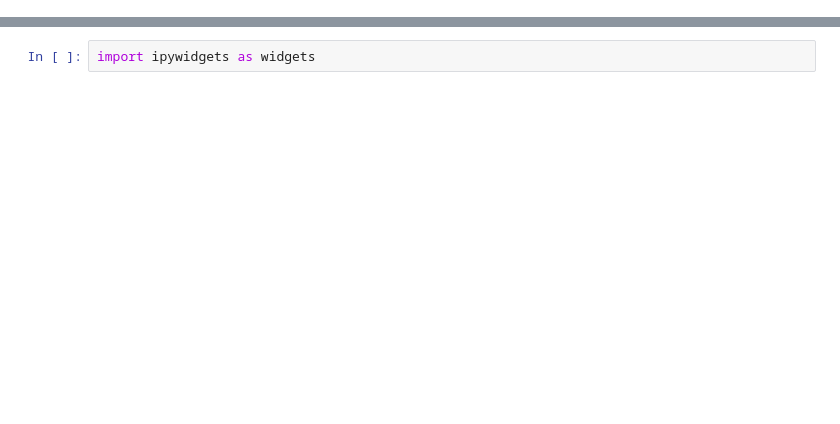
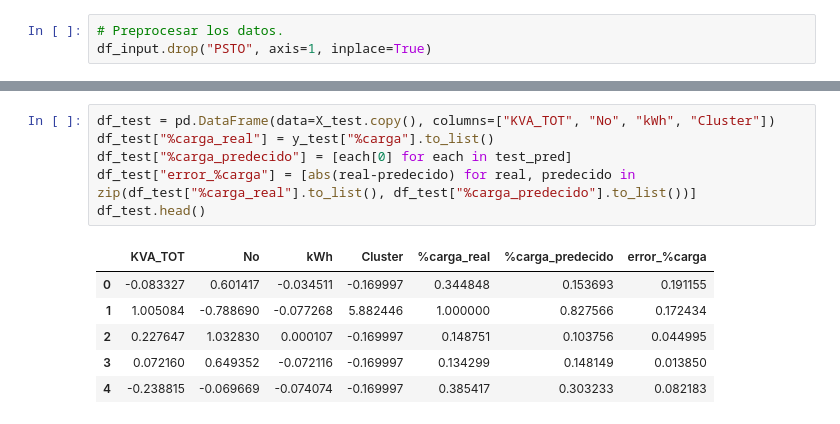
Before and after one commit to lozuwa/clasificador_datos_electricos, a Jupyter notebook: NN_carga.ipynb, the cells around one changed output, grey strips where cells are left out. Drawn from its saved outputs; the diff is of its cells as text; blank space fills up the shorter version.

```diff
--- a/NN_carga.ipynb
+++ b/NN_carga.ipynb
@@ -38 +79,4 @@ def MSE(y, Y):
+# %%
+# Preprocesar los datos.
+df_input.drop("PSTO", axis=1, inplace=True)
 # %%
@@ -100,2 +122,13 @@ Test error: 0.02399
-# %%
-import ipywidgets as widgets
+# %%
+df_test = pd.DataFrame(data=X_test.copy(), columns=["KVA_TOT", "No", "kWh", "Cluster"])
+df_test["%carga_real"] = y_test["%carga"].to_list()
+df_test["%carga_predecido"] = [each[0] for each in test_pred]
+df_test["error_%carga"] = [abs(real-predecido) for real, predecido in zip(df_test["%carga_real"].to_list(), df_test["%carga_predecido"].to_list())]
+df_test.head()
+# %% [output]
+|  | KVA_TOT | No | kWh | Cluster | %carga_real | %carga_predecido | error_%carga |
+| 0 | -0.083327 | 0.601417 | -0.034511 | -0.169997 | 0.344848 | 0.153693 | 0.191155 |
+| 1 | 1.005084 | -0.788690 | -0.077268 | 5.882446 | 1.000000 | 0.827566 | 0.172434 |
+| 2 | 0.227647 | 1.032830 | 0.000107 | -0.169997 | 0.148751 | 0.103756 | 0.044995 |
+| 3 | 0.072160 | 0.649352 | -0.072116 | -0.169997 | 0.134299 | 0.148149 | 0.013850 |
+| 4 | -0.238815 | -0.069669 | -0.074074 | -0.169997 | 0.385417 | 0.303233 | 0.082183 |
```
Also changed, not shown: parts of 23 cells of this notebook, 5 other files.
